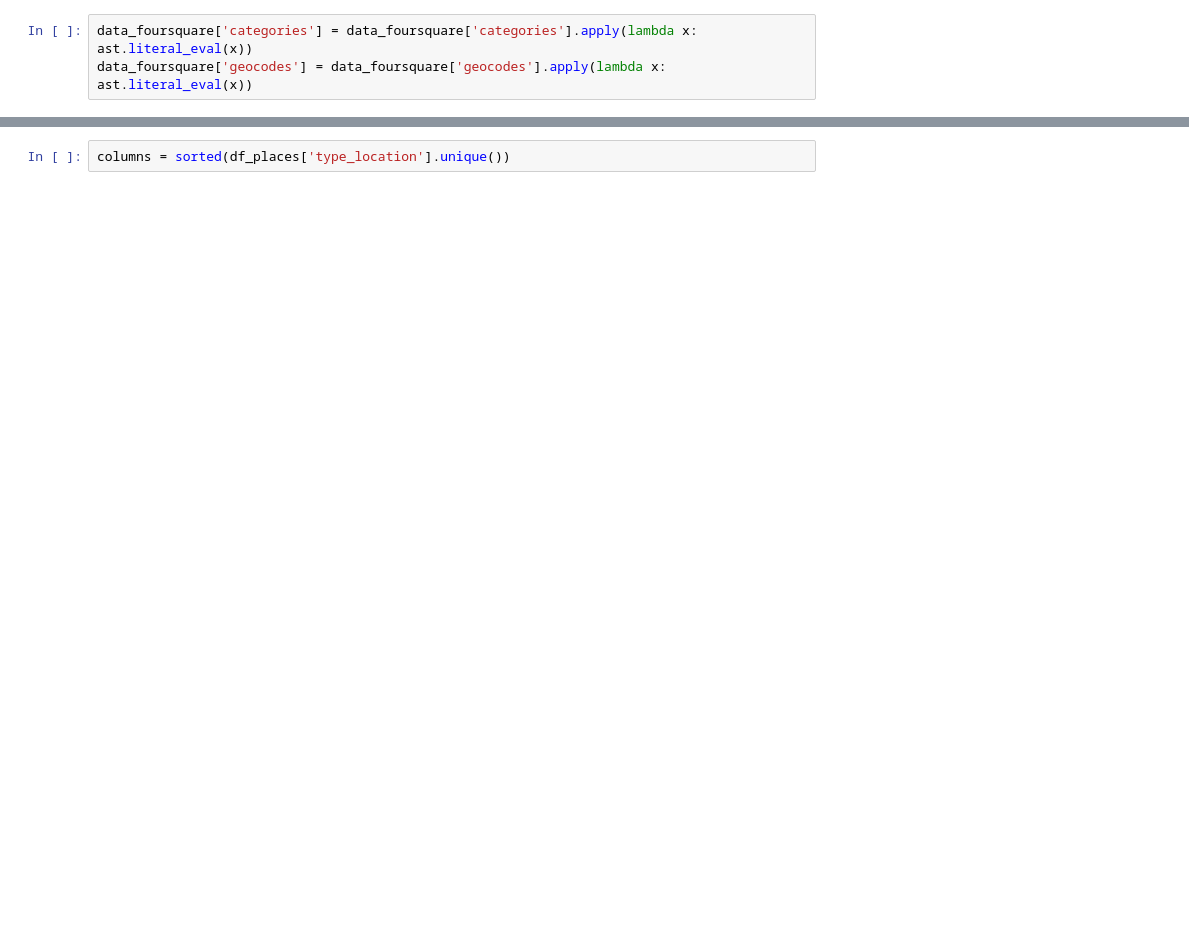
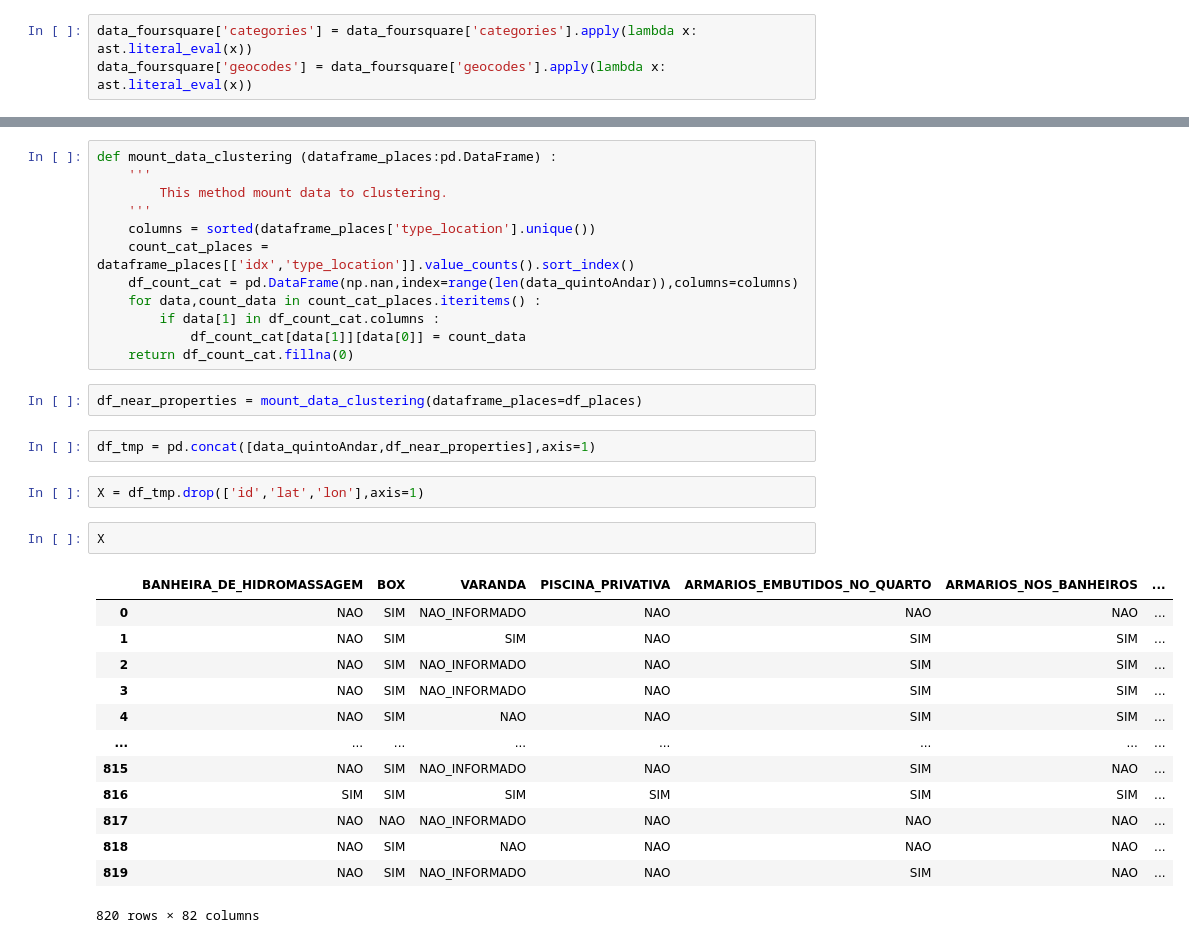
Before and after one commit to NophaieViscente/quintoAndar, a Jupyter notebook: code/clustering_data.ipynb, the cells around one changed output, grey strips where cells are left out. Cells and saved outputs as stored; diff of their text form; blank space fills up the shorter version.

Commit message:
Uploading notebook clustering

```diff
--- a/code/clustering_data.ipynb
+++ b/code/clustering_data.ipynb
@@ -62,3 +55,35 @@ df_places['type_location'].value_counts(ascending=True).plot(kind='barh',figsize
 [figure]
-# %%
-columns = sorted(df_places['type_location'].unique())
+# %%
+def mount_data_clustering (dataframe_places:pd.DataFrame) :
+    '''
+        This method mount data to clustering.
+    '''
+    columns = sorted(dataframe_places['type_location'].unique())
+    count_cat_places = dataframe_places[['idx','type_location']].value_counts().sort_index()
+    df_count_cat = pd.DataFrame(np.nan,index=range(len(data_quintoAndar)),columns=columns)
+    for data,count_data in count_cat_places.iteritems() :
+        if data[1] in df_count_cat.columns :
+            df_count_cat[data[1]][data[0]] = count_data
+    return df_count_cat.fillna(0)
+# %%
+df_near_properties = mount_data_clustering(dataframe_places=df_places)
+# %%
+df_tmp = pd.concat([data_quintoAndar,df_near_properties],axis=1)
+# %%
+X = df_tmp.drop(['id','lat','lon'],axis=1)
+# %%
+X
+# %% [output]
+|  | BANHEIRA_DE_HIDROMASSAGEM | BOX | VARANDA | PISCINA_PRIVATIVA | ARMARIOS_EMBUTIDOS_NO_QUARTO | ARMARIOS_NOS_BANHEIROS | ... |
+| 0 | NAO | SIM | NAO_INFORMADO | NAO | NAO | NAO | ... |
+| 1 | NAO | SIM | SIM | NAO | SIM | SIM | ... |
+| 2 | NAO | SIM | NAO_INFORMADO | NAO | SIM | SIM | ... |
+| 3 | NAO | SIM | NAO_INFORMADO | NAO | SIM | SIM | ... |
+| 4 | NAO | SIM | NAO | NAO | SIM | SIM | ... |
+| ... | ... | ... | ... | ... | ... | ... | ... |
+| 815 | NAO | SIM | NAO_INFORMADO | NAO | SIM | NAO | ... |
+| 816 | SIM | SIM | SIM | SIM | SIM | SIM | ... |
+| 817 | NAO | NAO | NAO_INFORMADO | NAO | NAO | NAO | ... |
+| 818 | NAO | SIM | NAO | NAO | NAO | NAO | ... |
+| 819 | NAO | SIM | NAO_INFORMADO | NAO | SIM | NAO | ... |
+820 rows × 82 columns
```
Also changed, not shown: parts of 11 cells of this notebook.
